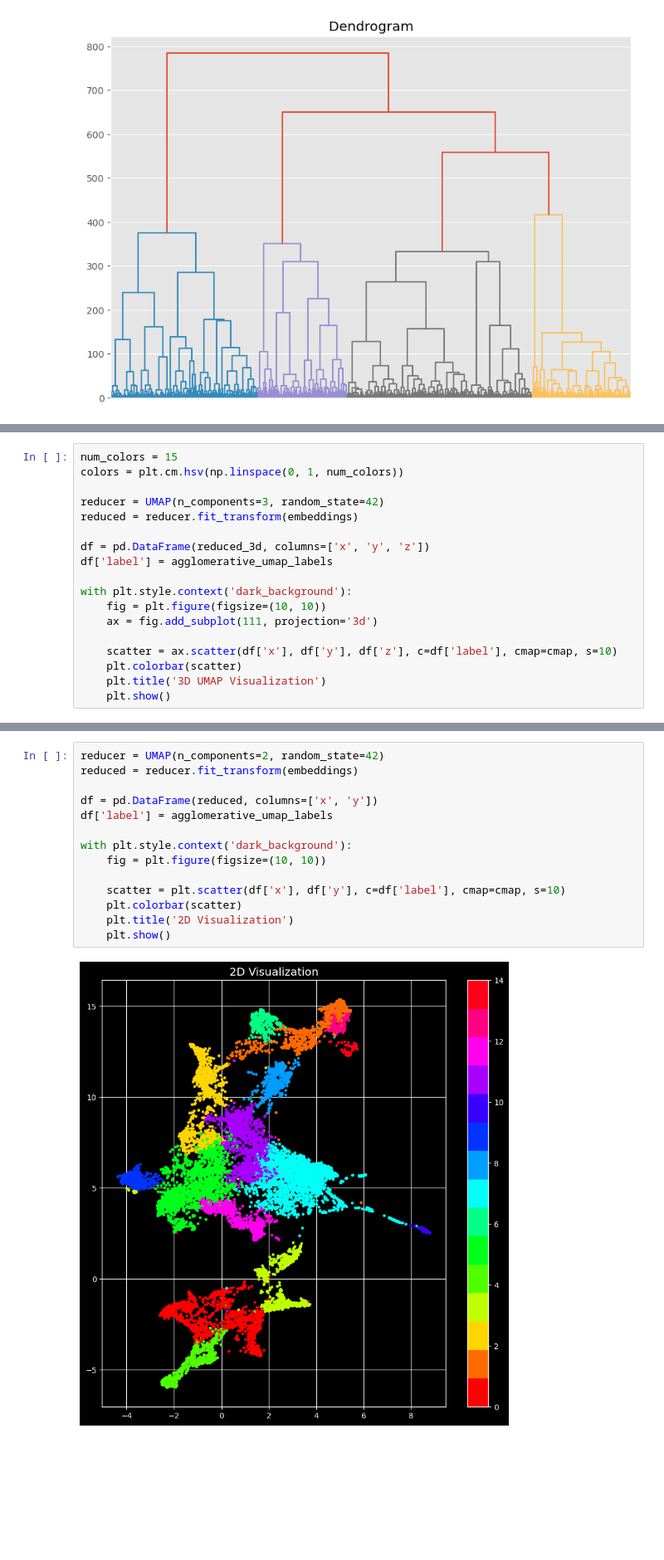
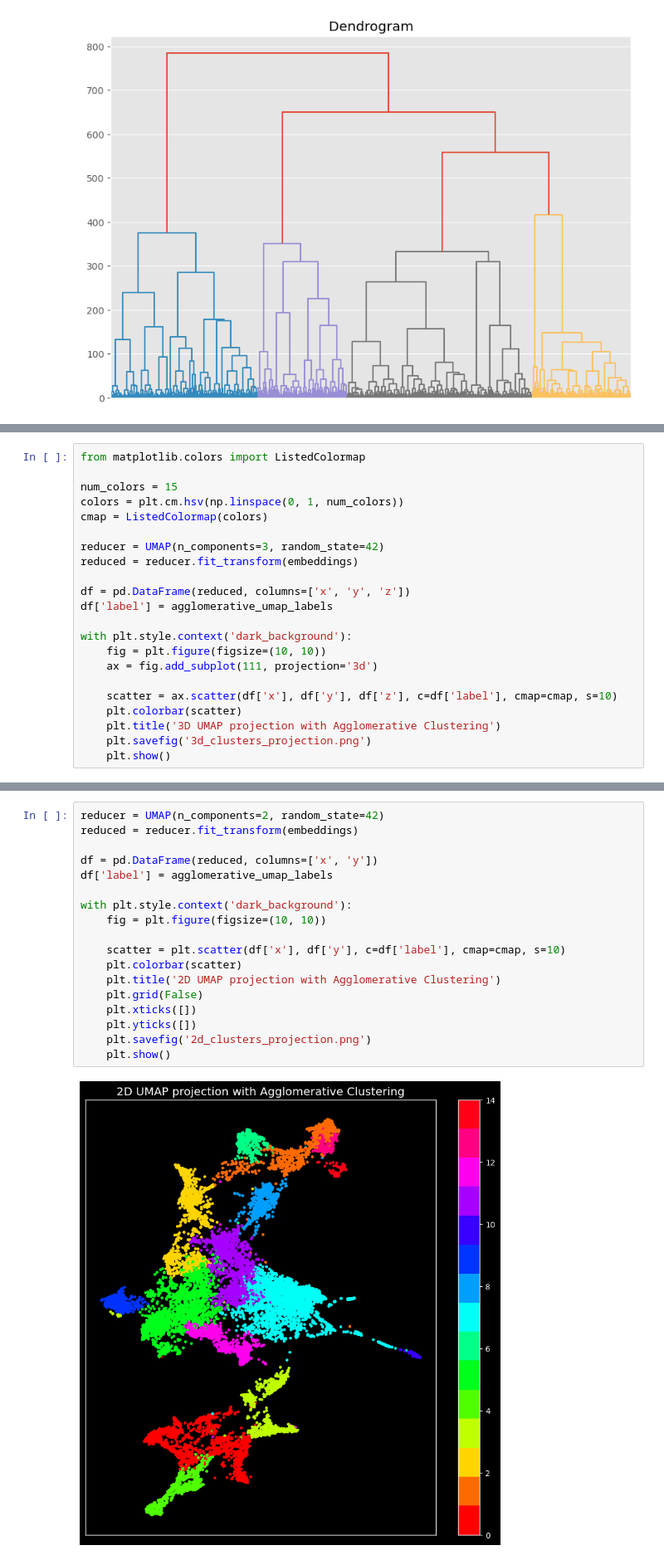
Before and after one commit to IgorKolodziej/DermNet, a Jupyter notebook: 02_dermnet_clustering.ipynb, the cells around one changed output, grey strips where cells are left out. Shown at 83% size. Drawn from its saved outputs; the diff is of its cells as text; blank space fills up the shorter version.

```diff
--- a/dermnet_clustering.ipynb
+++ b/02_dermnet_clustering.ipynb
@@ -602,11 +653,14 @@ plot_clusters(agglomerative_umap_labels, dataset)
 # %%
+from matplotlib.colors import ListedColormap
+
 num_colors = 15
 colors = plt.cm.hsv(np.linspace(0, 1, num_colors))
+cmap = ListedColormap(colors)
 
 reducer = UMAP(n_components=3, random_state=42)
 reduced = reducer.fit_transform(embeddings)
 
-df = pd.DataFrame(reduced_3d, columns=['x', 'y', 'z'])
+df = pd.DataFrame(reduced, columns=['x', 'y', 'z'])
 df['label'] = agglomerative_umap_labels
 
 with plt.style.context('dark_background'):
@@ -615,6 +669,7 @@ with plt.style.context('dark_background'):
 
     scatter = ax.scatter(df['x'], df['y'], df['z'], c=df['label'], cmap=cmap, s=10)
     plt.colorbar(scatter)
-    plt.title('3D UMAP Visualization')
+    plt.title('3D UMAP projection with Agglomerative Clustering')
+    plt.savefig('3d_clusters_projection.png')
     plt.show()
 # %% [output]
@@ -622,16 +677,20 @@ with plt.style.context('dark_background'):
 # %%
 reducer = UMAP(n_components=2, random_state=42)
 reduced = reducer.fit_transform(embeddings)
 
 df = pd.DataFrame(reduced, columns=['x', 'y'])
 df['label'] = agglomerative_umap_labels
 
 with plt.style.context('dark_background'):
     fig = plt.figure(figsize=(10, 10))
 
     scatter = plt.scatter(df['x'], df['y'], c=df['label'], cmap=cmap, s=10)
     plt.colorbar(scatter)
-    plt.title('2D Visualization')
+    plt.title('2D UMAP projection with Agglomerative Clustering')
+    plt.grid(False)
+    plt.xticks([])
+    plt.yticks([])
+    plt.savefig('2d_clusters_projection.png')
     plt.show()
 # %% [output]
-[figure, old version]
+[figure, new version]
```
Also changed, not shown: parts of 14 cells of this notebook, 13 other files.
